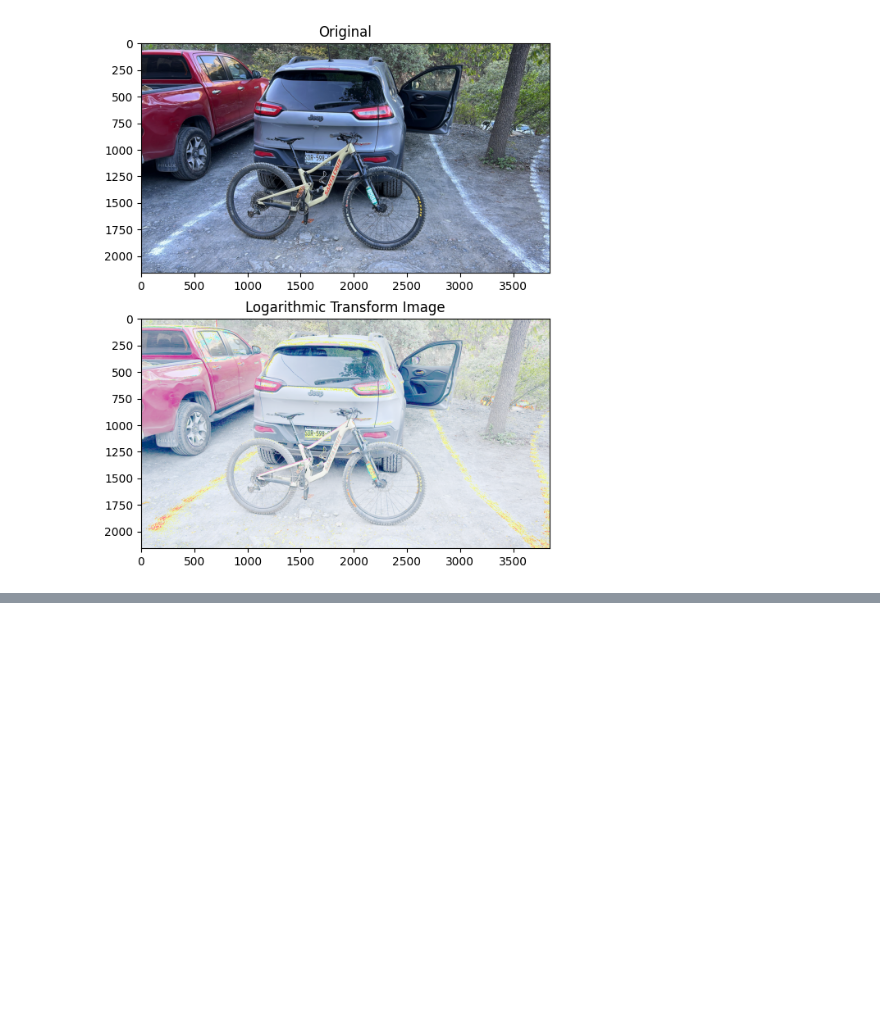
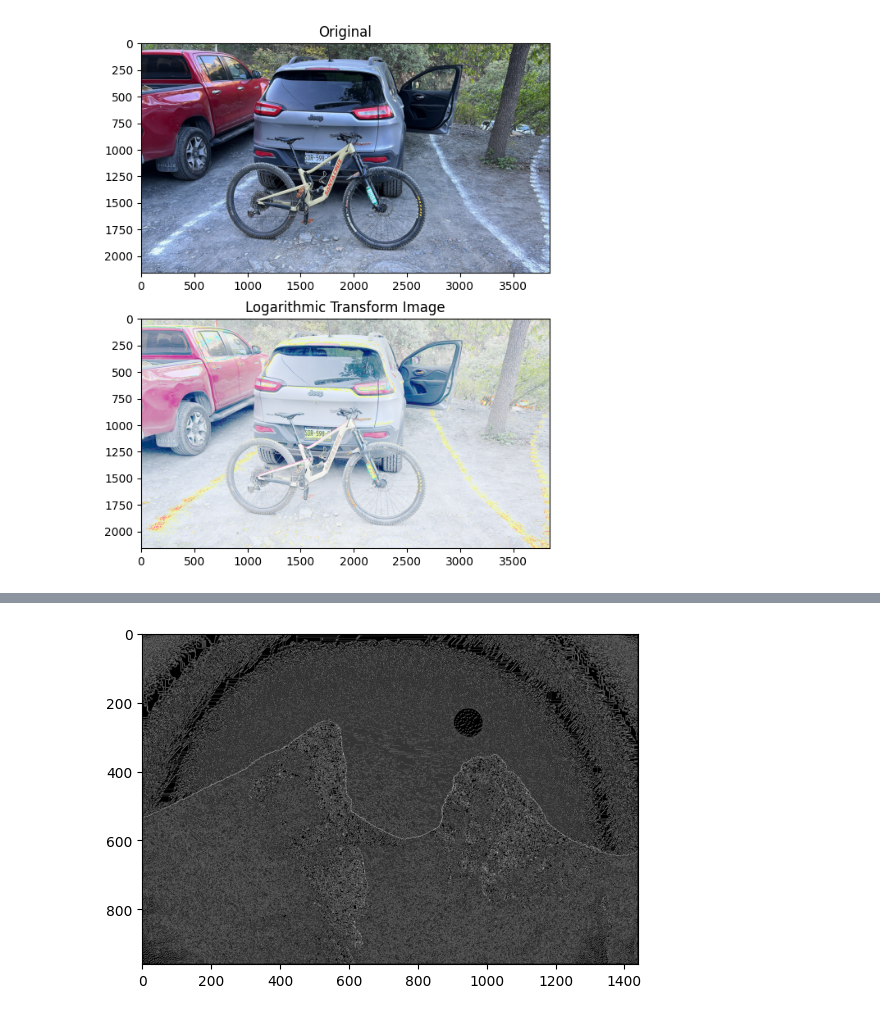
Before and after one commit to emm-gl/Vision, a Jupyter notebook: Vision_Notebook.ipynb, the cells around one changed output, grey strips where cells are left out. Cells and saved outputs as stored; diff of their text form; code cells hidden in the pictures; blank space fills up the shorter version.

```diff
--- a/Vision_Notebook.ipynb
+++ b/Vision_Notebook.ipynb
@@ -188,0 +286,9 @@ plt.show()
+# %%
+#Magnitude image:
+
+edge_magnitude = np.sqrt(Jx**2 + Jy**2)
+# %%
+plt.imshow(edge_magnitude, cmap='gray')
+plt.show()
+# %% [output]
+[figure, added]
```
Also changed, not shown: parts of 13 cells of this notebook.
